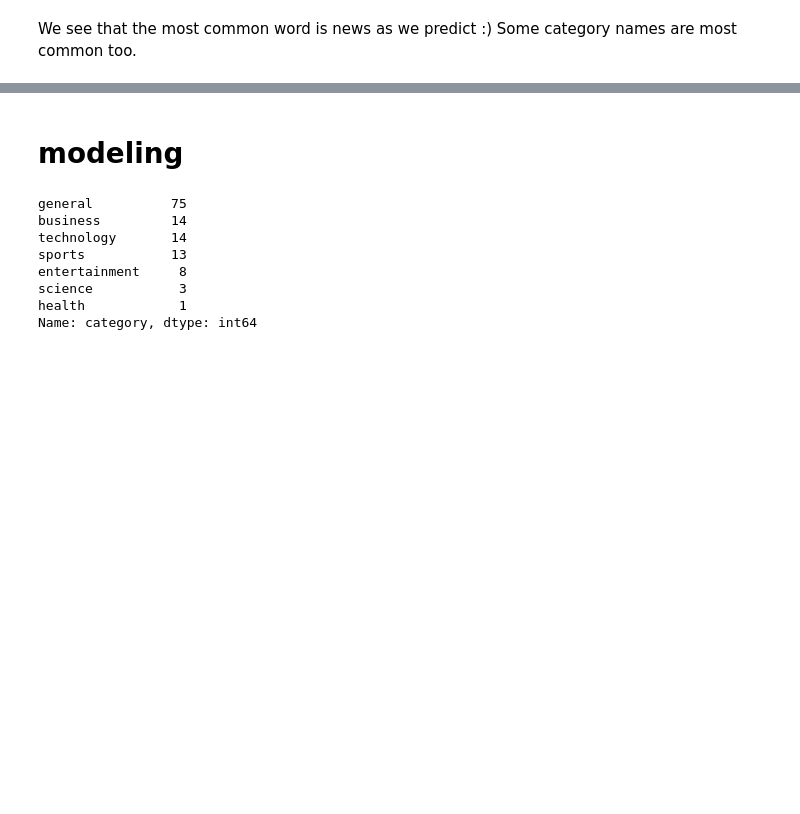
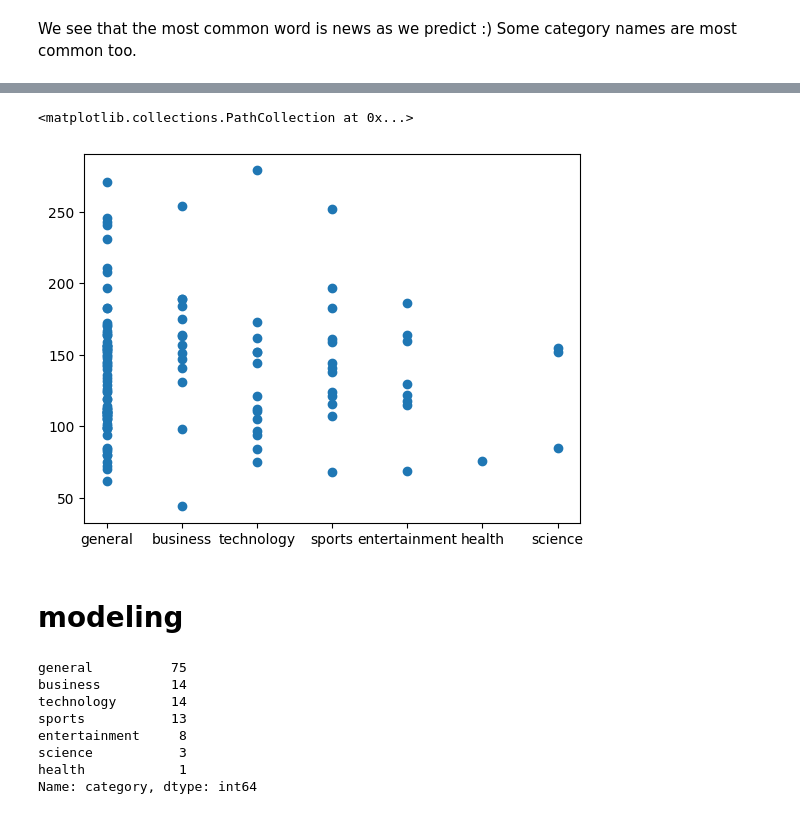
Before and after one commit to nursena8/NewsApiProject, a Jupyter notebook: new_api_project.ipynb, the cells around one changed output, grey strips where cells are left out. Drawn from its saved outputs; the diff is of its cells as text; code cells hidden in the pictures; blank space fills up the shorter version.

```diff
--- a/new_api_project.ipynb
+++ b/new_api_project.ipynb
@@ -347,3 +372,9 @@ plot_most_common_words_in_category("business",df)
+# %%
+df["new"]=df["description"].str.len() # description count for each category
+plt.scatter(y=df["new"],x=df["category"])
+# %% [output]
+<matplotlib.collections.PathCollection at 0x...>
+[figure, added]
 # %% [markdown]
 # modeling
 # %%
```
Also changed, not shown: parts of 8 cells of this notebook.
